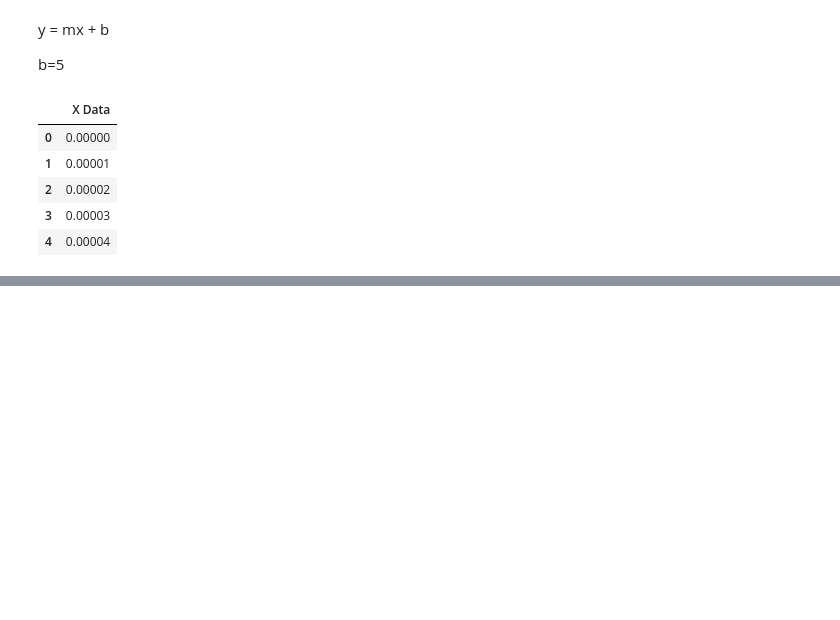
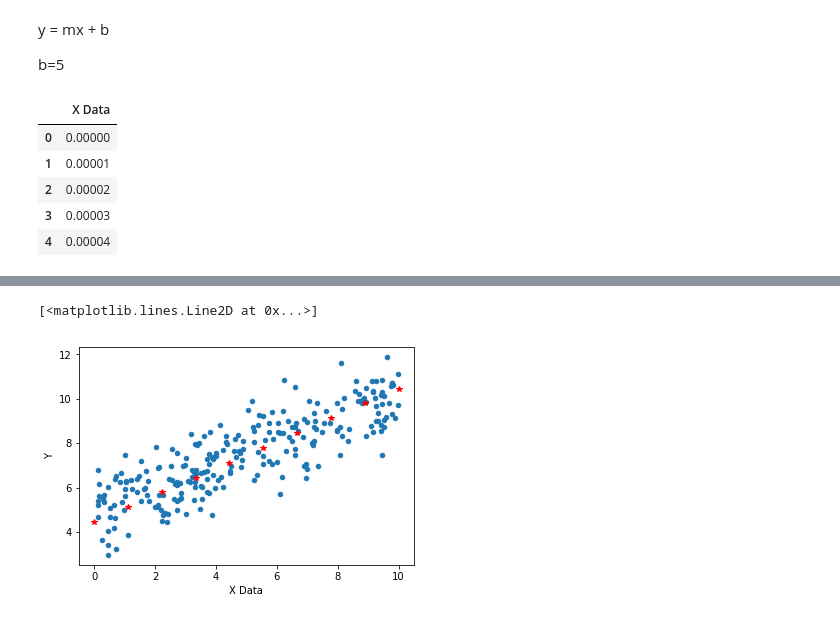
Before and after one commit to jinilcs/tfdeeplearning, a Jupyter notebook: tensorflow_regression.ipynb, the cells around one changed output, grey strips where cells are left out. Drawn from its saved outputs; the diff is of its cells as text; code cells hidden in the pictures; blank space fills up the shorter version.

```diff
--- a/tensorflow_regression.ipynb
+++ b/tensorflow_regression.ipynb
@@ -117,0 +263,6 @@ plt.plot(x_data, y_hat, 'r')
+# %%
+my_data.sample(n=250).plot(kind='scatter', x='X Data', y='Y')
+plt.plot(new_data, predictions, 'r*')
+# %% [output]
+[<matplotlib.lines.Line2D at 0x...>]
+[figure, added]
```
Also changed, not shown: parts of 29 cells of this notebook.
